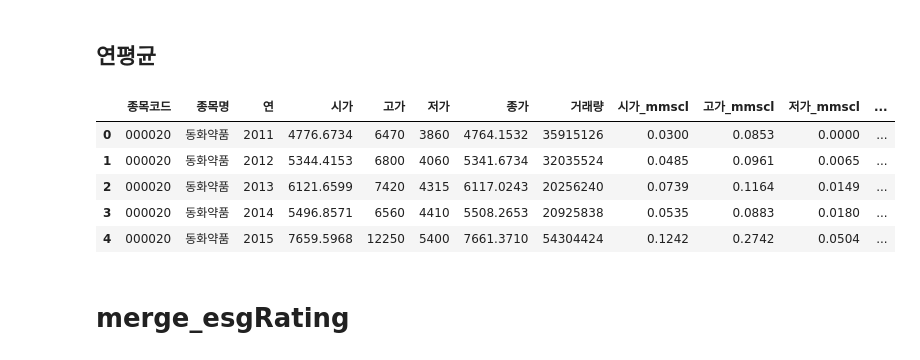
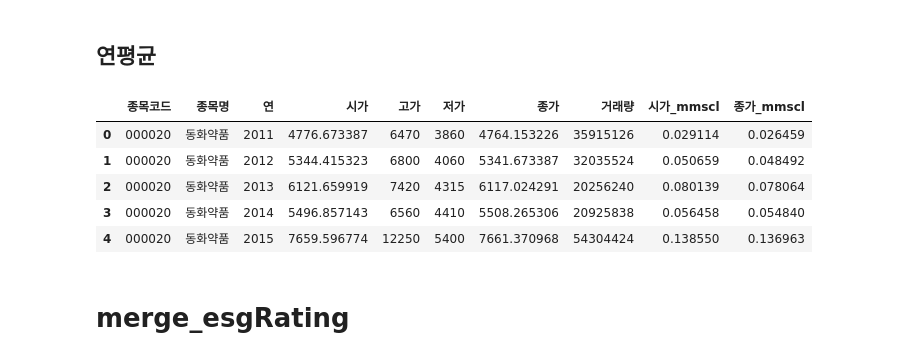
Before and after one commit to dkssudgb/ESG, a Jupyter notebook: DataAnalytics/stockPrice_year.ipynb, the cells around one changed output. Saved outputs shown, nothing was run; the diff lists cells and outputs as text; code cells hidden in the pictures.

````diff
--- a/DataAnalytics/stockPrice_year.ipynb
+++ b/DataAnalytics/stockPrice_year.ipynb
@@ -35,11 +35,11 @@ sys.path.append("../import")
 import module as m
 
 data_path = m.data_path
-fp_stock = f"{data_path}{m.fp["stockPrice"]}"
-fp_esg = f"{data_path}{m.fp["stockPrice"]}"
-fp_fs = f"{data_path}{m.fp["stockPrice"]}"
-fp_ip = f"{data_path}indexPrice.parquet"
-fp_stock_year = f"{data_path}{stockPrice_year.csv"
+fp_esg = f"""{data_path}{m.fp["esgRating"]}"""
+fp_stock = f"""{data_path}{m.fp["stockPrice"]}"""
+fp_fs = f"""{data_path}{m.fp["finaStat"]}"""
+fp_ip = f"""{data_path}{m.fp["indexPrice"]}"""
+fp_stock_year = f"{data_path}stockPrice_year.parquet"
 # %% [markdown]
 # ```stockPrice```
 # %% [markdown]
@@ -67,0 +47,2 @@ Mem. usage decreased to 97.90 Mb (38.0% reduction)
+# %%
+df_stock = m.DataLoad(fp_stock)
@@ -70,26 +77,24 @@ Mem. usage decreased to 97.90 Mb (38.0% reduction)
 # %%
 dict_agg = {
     "시가": "mean",
     "고가": "max",
     "저가": "min",
     "종가": "mean",
     "거래량": "sum",
     "시가_mmscl": "mean",
-    "고가_mmscl": "max",
-    "저가_mmscl": "min",
     "종가_mmscl": "mean",
 }
 
 df_stock_year = df_stock.groupby(["종목코드", "종목명", "연"]).agg(dict_agg)
 df_stock_year = df_stock_year.reset_index()
 df_stock_year.head()
 # %% [output]
-|  | 종목코드 | 종목명 | 연 | 시가 | 고가 | 저가 | 종가 | 거래량 | 시가_mmscl | 고가_mmscl | 저가_mmscl | ... |
-| 0 | 000020 | 동화약품 | 2011 | 4776.6734 | 6470 | 3860 | 4764.1532 | 35915126 | 0.0300 | 0.0853 | 0.0000 | ... |
-| 1 | 000020 | 동화약품 | 2012 | 5344.4153 | 6800 | 4060 | 5341.6734 | 32035524 | 0.0485 | 0.0961 | 0.0065 | ... |
-| 2 | 000020 | 동화약품 | 2013 | 6121.6599 | 7420 | 4315 | 6117.0243 | 20256240 | 0.0739 | 0.1164 | 0.0149 | ... |
-| 3 | 000020 | 동화약품 | 2014 | 5496.8571 | 6560 | 4410 | 5508.2653 | 20925838 | 0.0535 | 0.0883 | 0.0180 | ... |
-| 4 | 000020 | 동화약품 | 2015 | 7659.5968 | 12250 | 5400 | 7661.3710 | 54304424 | 0.1242 | 0.2742 | 0.0504 | ... |
+|  | 종목코드 | 종목명 | 연 | 시가 | 고가 | 저가 | 종가 | 거래량 | 시가_mmscl | 종가_mmscl |
+| 0 | 000020 | 동화약품 | 2011 | 4776.673387 | 6470 | 3860 | 4764.153226 | 35915126 | 0.029114 | 0.026459 |
+| 1 | 000020 | 동화약품 | 2012 | 5344.415323 | 6800 | 4060 | 5341.673387 | 32035524 | 0.050659 | 0.048492 |
+| 2 | 000020 | 동화약품 | 2013 | 6121.659919 | 7420 | 4315 | 6117.024291 | 20256240 | 0.080139 | 0.078064 |
+| 3 | 000020 | 동화약품 | 2014 | 5496.857143 | 6560 | 4410 | 5508.265306 | 20925838 | 0.056458 | 0.054840 |
+| 4 | 000020 | 동화약품 | 2015 | 7659.596774 | 12250 | 5400 | 7661.370968 | 54304424 | 0.138550 | 0.136963 |
 # %% [markdown]
 # merge_esgRating
 # %% [markdown]
````
Also changed, not shown: parts of 25 cells of this notebook, 2 other files.
